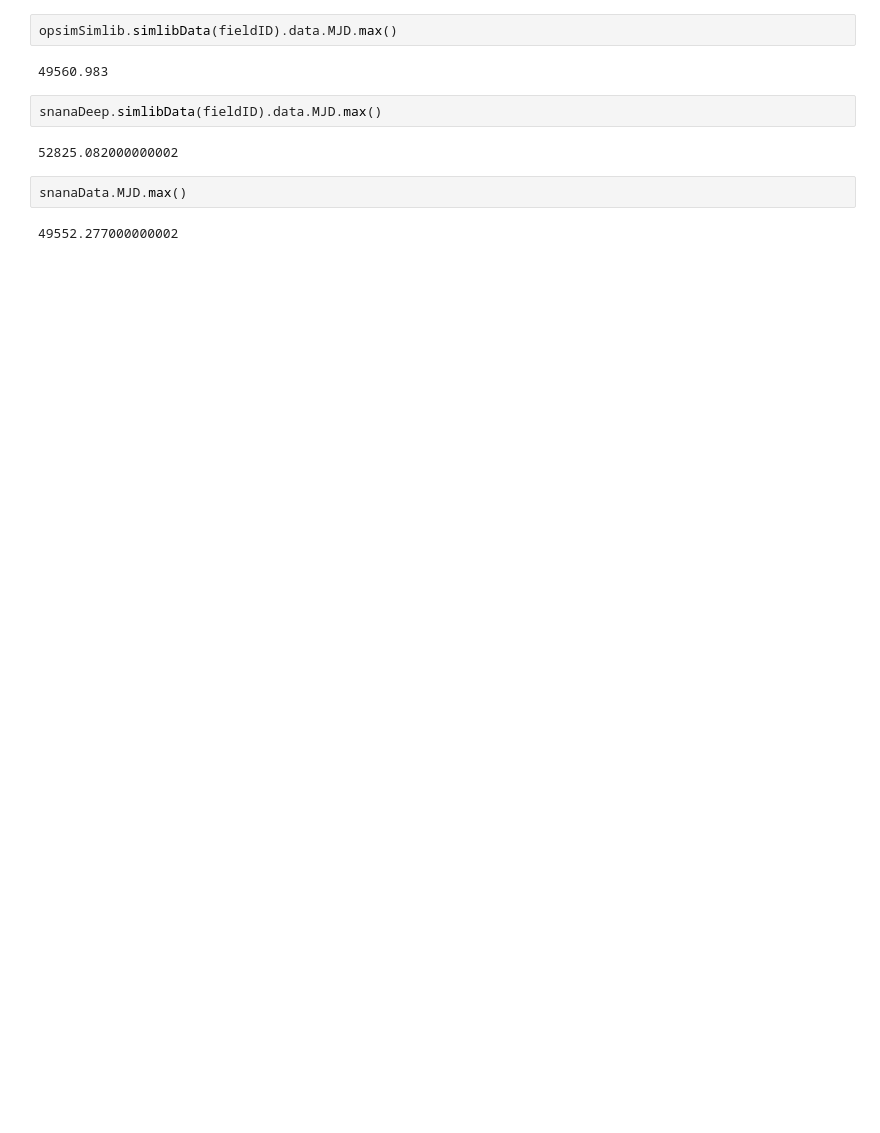
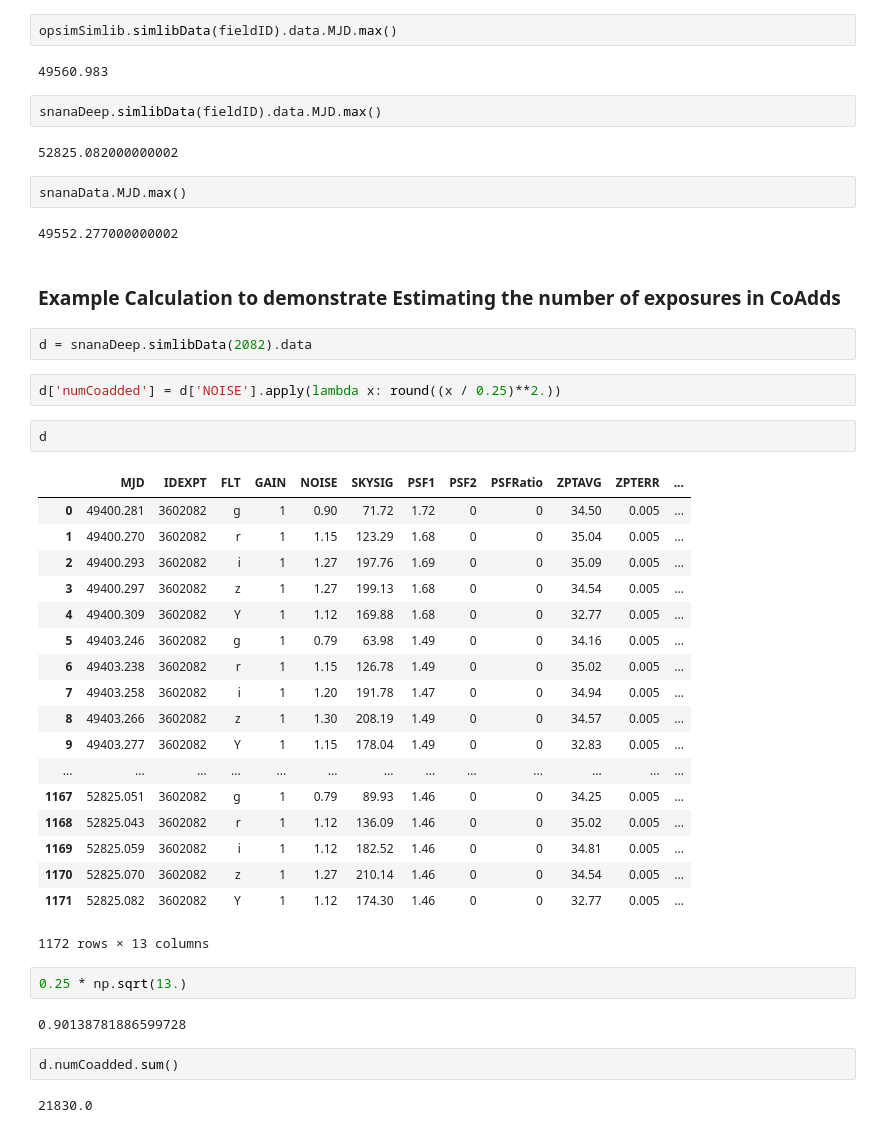
Before and after one commit to LSSTDESC/OpSimSummary, a Jupyter notebook: example/CompareOpsim2168Simlibs.ipynb, the cells around one changed output. Drawn from its saved outputs; the diff is of its cells as text; blank space fills up the shorter version.

Commit message:
Added example calculation to show estimates of number of exposures coadded

```diff
--- a/example/CompareOpsim2168Simlibs.ipynb
+++ b/example/CompareOpsim2168Simlibs.ipynb
@@ -67,3 +67,38 @@ snanaDeep.simlibData(fieldID).data.MJD.max()
 snanaData.MJD.max()
 # %% [output]
 49552.277000000002
+# %% [markdown]
+### Example Calculation to demonstrate Estimating the number of exposures in CoAdds
+# %%
+d = snanaDeep.simlibData(2082).data
+# %%
+d['numCoadded'] = d['NOISE'].apply(lambda x: round((x / 0.25)**2.))
+# %%
+d
+# %% [output]
+|  | MJD | IDEXPT | FLT | GAIN | NOISE | SKYSIG | PSF1 | PSF2 | PSFRatio | ZPTAVG | ZPTERR | ... |
+| 0 | 49400.281 | 3602082 | g | 1 | 0.90 | 71.72 | 1.72 | 0 | 0 | 34.50 | 0.005 | ... |
+| 1 | 49400.270 | 3602082 | r | 1 | 1.15 | 123.29 | 1.68 | 0 | 0 | 35.04 | 0.005 | ... |
+| 2 | 49400.293 | 3602082 | i | 1 | 1.27 | 197.76 | 1.69 | 0 | 0 | 35.09 | 0.005 | ... |
+| 3 | 49400.297 | 3602082 | z | 1 | 1.27 | 199.13 | 1.68 | 0 | 0 | 34.54 | 0.005 | ... |
+| 4 | 49400.309 | 3602082 | Y | 1 | 1.12 | 169.88 | 1.68 | 0 | 0 | 32.77 | 0.005 | ... |
+| 5 | 49403.246 | 3602082 | g | 1 | 0.79 | 63.98 | 1.49 | 0 | 0 | 34.16 | 0.005 | ... |
+| 6 | 49403.238 | 3602082 | r | 1 | 1.15 | 126.78 | 1.49 | 0 | 0 | 35.02 | 0.005 | ... |
+| 7 | 49403.258 | 3602082 | i | 1 | 1.20 | 191.78 | 1.47 | 0 | 0 | 34.94 | 0.005 | ... |
+| 8 | 49403.266 | 3602082 | z | 1 | 1.30 | 208.19 | 1.49 | 0 | 0 | 34.57 | 0.005 | ... |
+| 9 | 49403.277 | 3602082 | Y | 1 | 1.15 | 178.04 | 1.49 | 0 | 0 | 32.83 | 0.005 | ... |
+| ... | ... | ... | ... | ... | ... | ... | ... | ... | ... | ... | ... | ... |
+| 1167 | 52825.051 | 3602082 | g | 1 | 0.79 | 89.93 | 1.46 | 0 | 0 | 34.25 | 0.005 | ... |
+| 1168 | 52825.043 | 3602082 | r | 1 | 1.12 | 136.09 | 1.46 | 0 | 0 | 35.02 | 0.005 | ... |
+| 1169 | 52825.059 | 3602082 | i | 1 | 1.12 | 182.52 | 1.46 | 0 | 0 | 34.81 | 0.005 | ... |
+| 1170 | 52825.070 | 3602082 | z | 1 | 1.27 | 210.14 | 1.46 | 0 | 0 | 34.54 | 0.005 | ... |
+| 1171 | 52825.082 | 3602082 | Y | 1 | 1.12 | 174.30 | 1.46 | 0 | 0 | 32.77 | 0.005 | ... |
+1172 rows × 13 columns
+# %%
+0.25 * np.sqrt(13.)
+# %% [output]
+0.90138781886599728
+# %%
+d.numCoadded.sum()
+# %% [output]
+21830.0
```
